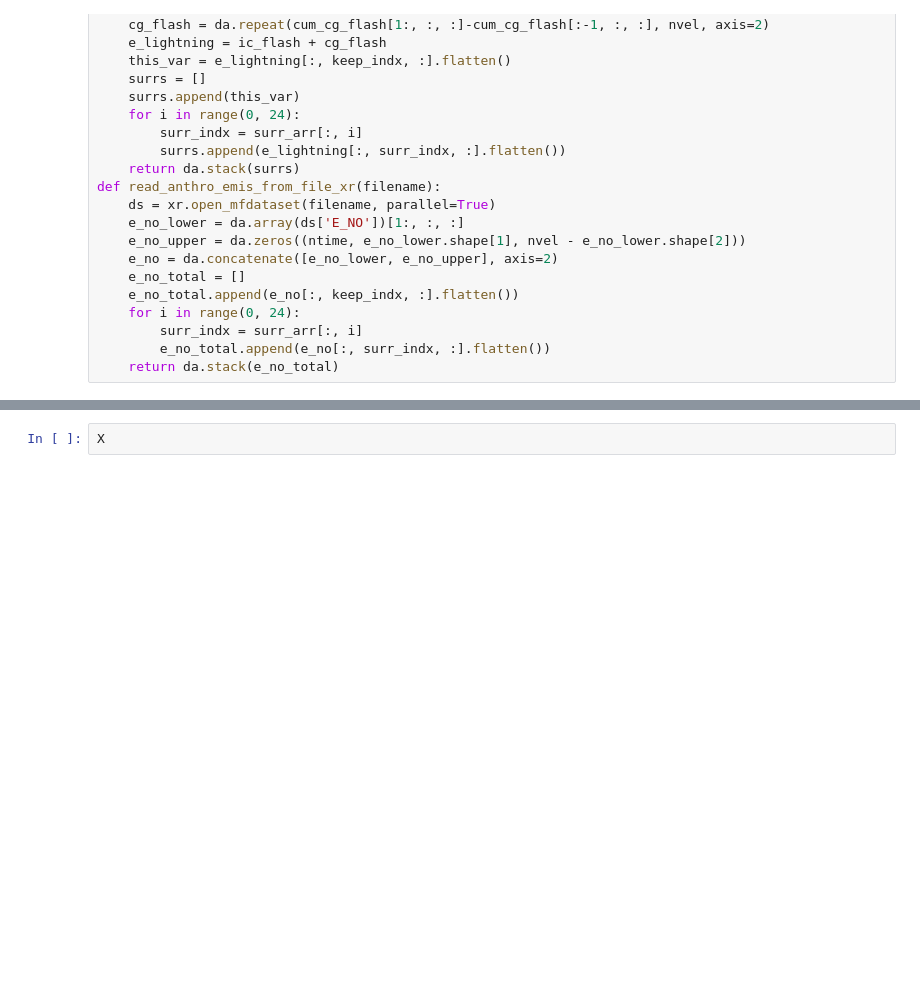
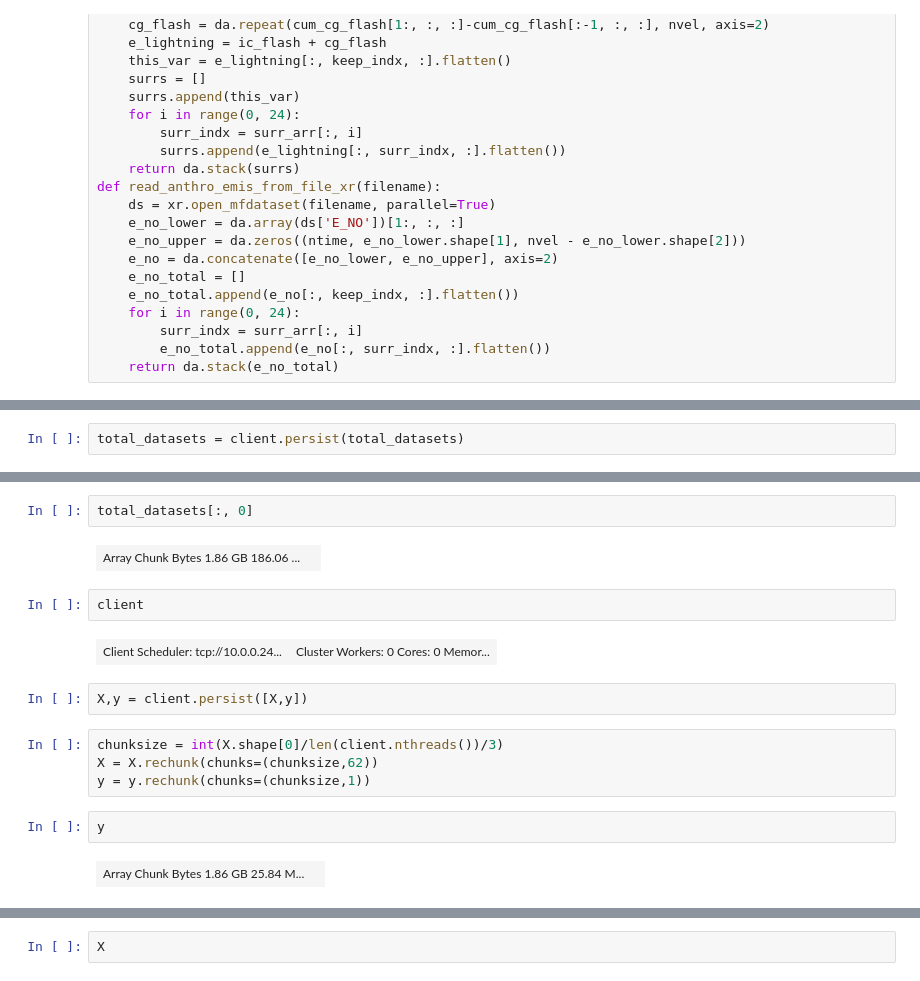
Before and after one commit to qdzhu/SatelliteNO2, a Jupyter notebook: ml-setup.ipynb, the cells around one changed output, grey strips where cells are left out. Saved outputs shown, nothing was run; the diff lists cells and outputs as text; blank space fills up the shorter version.

```diff
--- a/ml-setup.ipynb
+++ b/ml-setup.ipynb
@@ -225,0 +323,2 @@ Reading training data /global/home/users/qindan_zhu/myscratch/jlgrant/ML-WRF/ML-
+# %%
+total_datasets = client.persist(total_datasets)
@@ -229,0 +410,18 @@ del total_datasets
+# %%
+total_datasets[:, 0]
+# %% [output]
+| Array Chunk Bytes 1.86 GB 186.06 ... |  |
+# %%
+client
+# %% [output]
+| Client Scheduler: tcp://10.0.0.24... | Cluster Workers: 0 Cores: 0 Memor... |
+# %%
+X,y = client.persist([X,y])
+# %%
+chunksize = int(X.shape[0]/len(client.nthreads())/3)
+X = X.rechunk(chunks=(chunksize,62))
+y = y.rechunk(chunks=(chunksize,1))
+# %%
+y
+# %% [output]
+| Array Chunk Bytes 1.86 GB 25.84 M... |  |
```
Also changed, not shown: parts of 30 cells of this notebook, 2 other files.
